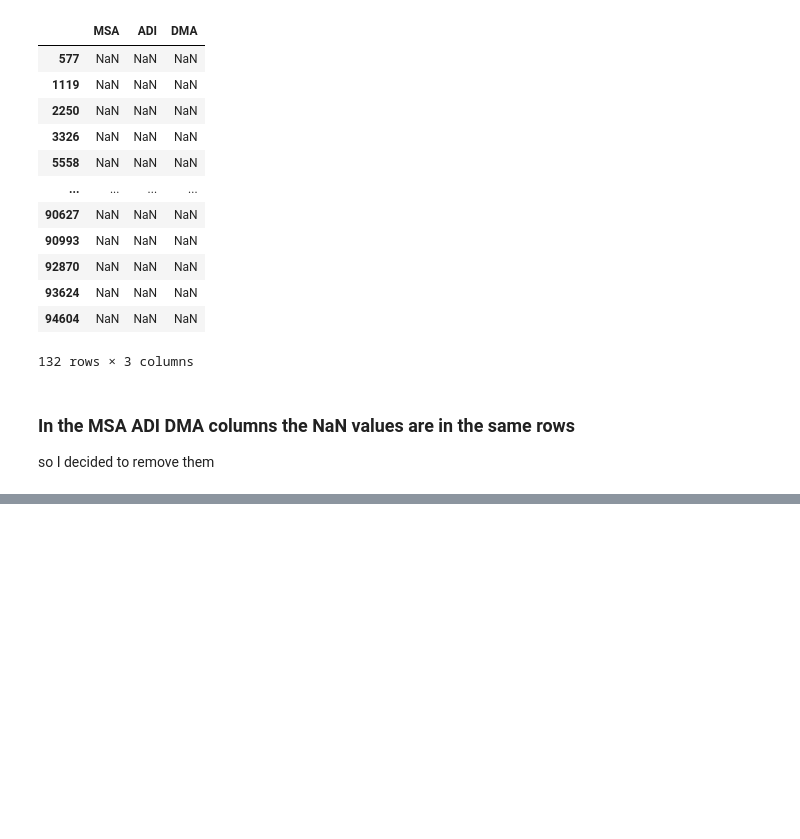
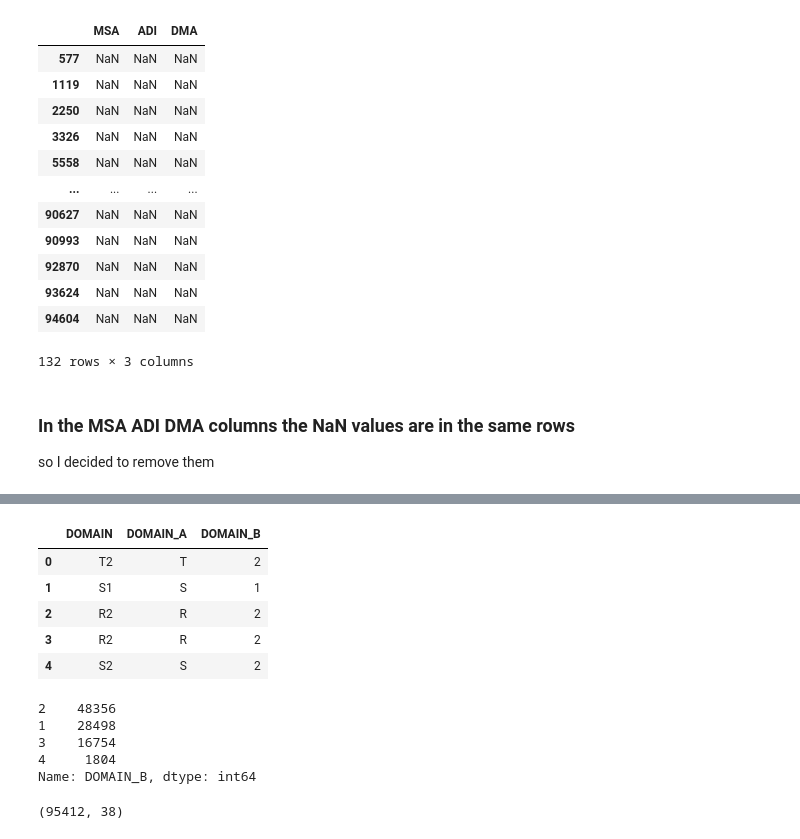
Before and after one commit to Amrmostafa-1/lab-revisiting-machine-learning, a Jupyter notebook: lab-revisiting-machine-learning.ipynb, the cells around one changed output, grey strips where cells are left out. Saved outputs shown, nothing was run; the diff lists cells and outputs as text; code cells hidden in the pictures; blank space fills up the shorter version.

```diff
--- a/lab-revisiting-machine-learning.ipynb
+++ b/lab-revisiting-machine-learning.ipynb
@@ -384,0 +390,14 @@ numerical = numerical.dropna()
+# %%
+df = pd.DataFrame(categorical['STATE'].value_counts()).reset_index()
+
+df.columns = ['state', 'count']
+df
+other_states = list(df[df['count']<2500]['state'])
+other_states
+def clean_state(x):
+    if x in other_states:
+        return 'other'
+    else:
+        return x
+
+categorical['STATE'] = list(map(clean_state, categorical['STATE']))
@@ -384,0 +425,22 @@ numerical = numerical.dropna()
+# %%
+categorical['DOMAIN'] = categorical['DOMAIN'].fillna('R2')
+# %%
+categorical['DOMAIN_A'] = list(map(lambda x: x[0], categorical['DOMAIN']))
+categorical['DOMAIN_B'] = list(map(lambda x: x[1], categorical['DOMAIN']))
+# %%
+categorical[['DOMAIN','DOMAIN_A','DOMAIN_B']].head()
+# %% [output]
+|  | DOMAIN | DOMAIN_A | DOMAIN_B |
+| 0 | T2 | T | 2 |
+| 1 | S1 | S | 1 |
+| 2 | R2 | R | 2 |
+| 3 | R2 | R | 2 |
+| 4 | S2 | S | 2 |
+# %%
+categorical.DOMAIN_B.value_counts()
+# %% [output]
+2    48356
+1    28498
+3    16754
+4     1804
+Name: DOMAIN_B, dtype: int64
@@ -384,0 +457,4 @@ numerical = numerical.dropna()
+# %%
+categorical.shape
+# %% [output]
+(95412, 38)
```
Also changed, not shown: parts of 32 cells of this notebook, 2 other files.
